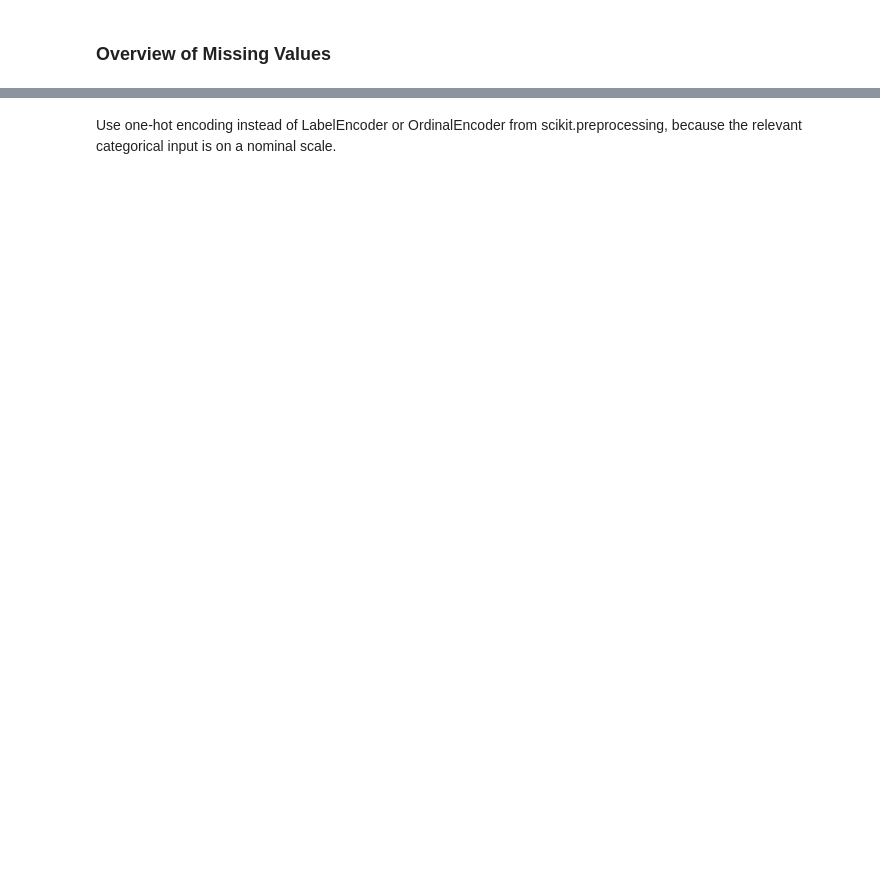
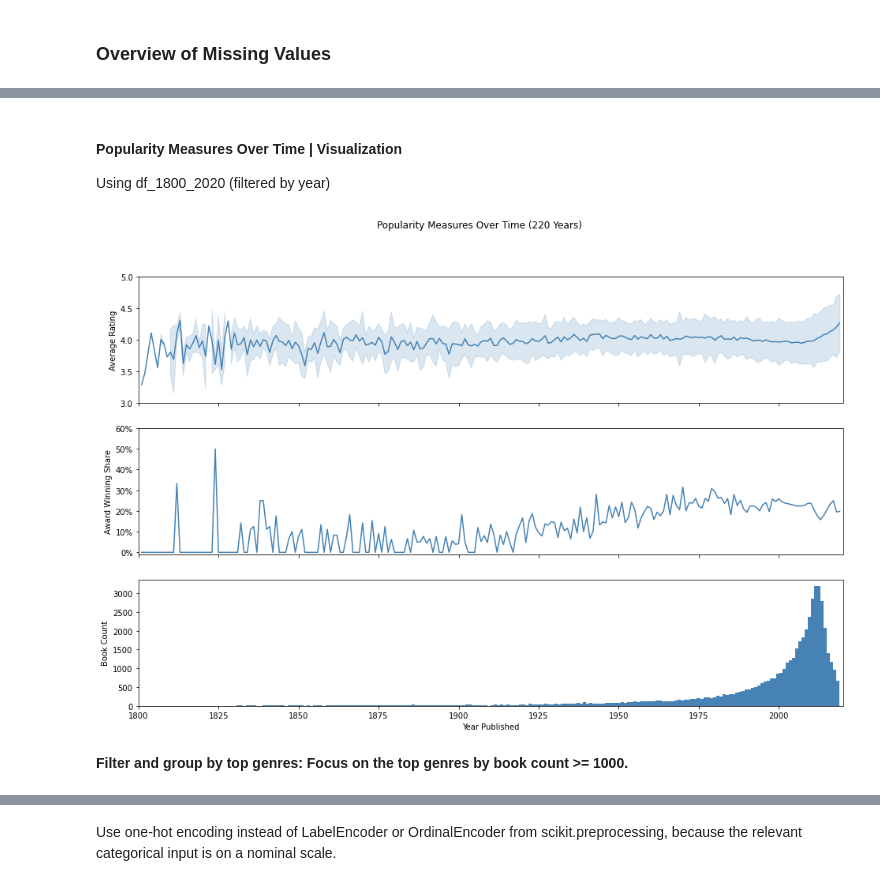
Before and after one commit to MareikeHeller/goodreads-best-books, a Jupyter notebook: best-books-prediction.ipynb, the cells around one changed output, grey strips where cells are left out. Cells and saved outputs as stored; diff of their text form; code cells hidden in the pictures; blank space fills up the shorter version.

Commit message:
Visualization & Notebook structure

```diff
--- a/best-books-prediction.ipynb
+++ b/best-books-prediction.ipynb
@@ -96,2 +43,0 @@ Create two new columns for **the book's main genre** according to readers' votes
-# %%
-df.insert(23, 'main_genre', df.genre_and_votes.replace(to_replace=' [0-9]+', value='', regex=True).str.split(',').str[0])
@@ -271,6 +95,0 @@ plt.show()
-# %%
-correlation_matrix = df.corr()
-
-plt.rcParams['figure.figsize'] = (10,8)
-sn.heatmap(correlation_matrix, annot = True, fmt = '.2f', cmap = 'Blues')
-plt.show()
@@ -298,0 +131,5 @@ for col in num_cols_lst:
+# %%
+remove_cols_list = ['id','title','original_title','link','author_link','amazon_redirect_link','asin','books_in_series','series'
+                   ,'isbn','isbn13','worldcat_redirect_link','recommended_books','cover_link','description','characters'
+                   ,'genre_and_votes','author','publisher','date_published','awards','settings']
+df.drop(remove_cols_list, inplace=True, axis=1)
@@ -298,0 +140,2 @@ for col in num_cols_lst:
+# %%
+df_1800_2020 = df[(df['year_published']>1800) & (df['year_published']<2020)]
@@ -298,0 +160,34 @@ for col in num_cols_lst:
+# %% [markdown]
+#### Popularity Measures Over Time | Visualization
+Using df_1800_2020 (filtered by year)
+# %%
+df_grouped = pp.popularity_measures_plot_prep(df_1800_2020, group_by_cols = ['year_published'])
+
+fig, ax = plt.subplots(3, figsize=(16, 10), sharex = True)
+fig.suptitle('Popularity Measures Over Time (220 Years)')
+
+df_grouped.plot(ax=ax[0], y='avg_rating_mean', kind='line', color='steelblue', legend = False)
+ax[0].fill_between(df_grouped.index, df_grouped['avg_rating_mean'] - df_grouped['avg_rating_std'],
+                df_grouped['avg_rating_mean'] + df_grouped['avg_rating_std'],
+                alpha = 0.2, color = 'steelblue')
+ax[0].set_ylabel('Average Rating')
+ax[0].set_ylim(3,5)
+
+df_grouped.plot(ax=ax[1], y='award_winning_share', kind='line', color='steelblue', legend = False)
+ax[1].set_ylabel('Award Winning Share')
+yticks = ax[1].get_yticks()
+ax[1].set_yticks(yticks)
+ax[1].set_yticklabels(['{:,.0%}'.format(y) for y in yticks])
+ax[1].set_ylim(-0.01,0.6)
+
+#df_1800_2020.hist(ax=ax[2], column = 'year_published', bins=220, color = 'steelblue', grid = False)
+ax[2].hist(df_1800_2020['year_published'], bins=220, color = 'steelblue')
+ax[2].set_ylabel('Book Count')
+ax[2].set_xlabel(df_grouped.index.name.replace('_',' ').title())
+ax[2].set_xlim(1800,2020)
+
+plt.show()
+# %% [output]
+[figure, added]
+# %% [markdown]
+**Filter and group by top genres: Focus on the top genres by book count >= 1000.**
```
Also changed, not shown: parts of 70 cells of this notebook.
